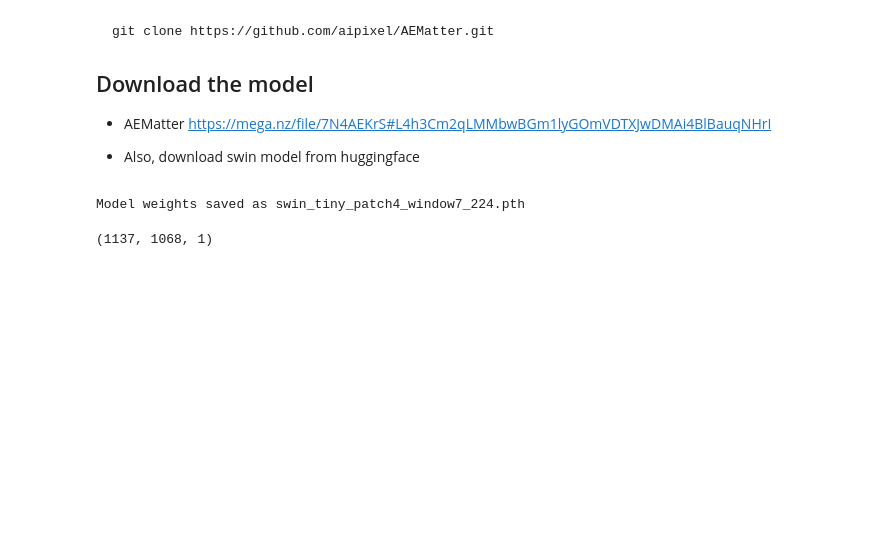
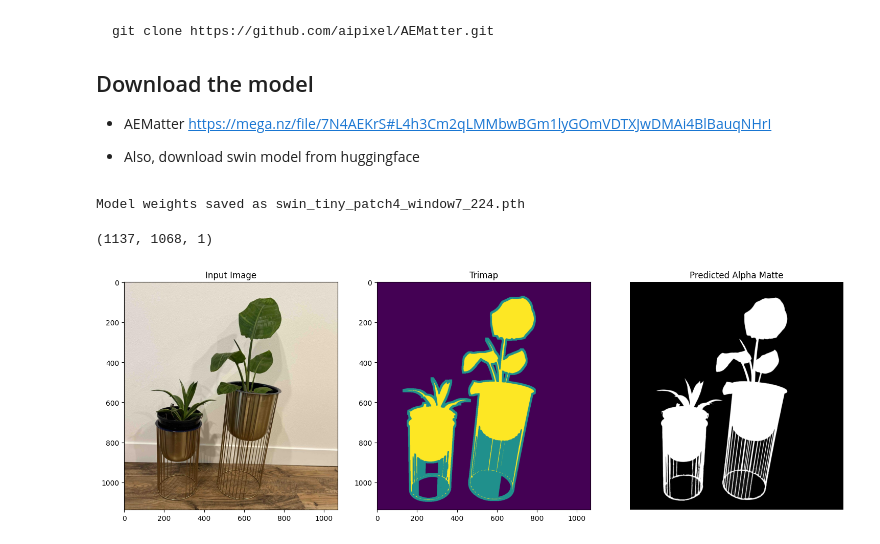
Before and after one commit to vmirly/GenAI-Hub, a Jupyter notebook: AEMatter/aematter_inference.ipynb, the cells around one changed output. Saved outputs shown, nothing was run; the diff lists cells and outputs as text; code cells hidden in the pictures; blank space fills up the shorter version.

Commit message:
AEMatter: inference + visualize

```diff
--- a/AEMatter/aematter_inference.ipynb
+++ b/AEMatter/aematter_inference.ipynb
@@ -111,3 +111,18 @@ predicted_alpha_matte = run_model(rawimg, trimap)
 predicted_alpha_matte.shape
 # %% [output]
 (1137, 1068, 1)
+# %%
+import matplotlib.pyplot as plt
+
+fig, axes = plt.subplots(1, 3, figsize=(15, 5), dpi=100)
+axes[0].set_title("Input Image")
+axes[0].imshow(cv2.cvtColor(rawimg, cv2.COLOR_BGR2RGB))
+axes[1].set_title("Trimap")
+axes[1].imshow(trimap)
+axes[2].set_title("Predicted Alpha Matte")
+axes[2].axis('off')
+axes[2].imshow(predicted_alpha_matte, cmap='gray')
+plt.tight_layout()
+plt.show()
+# %% [output]
+[figure, added]
```
